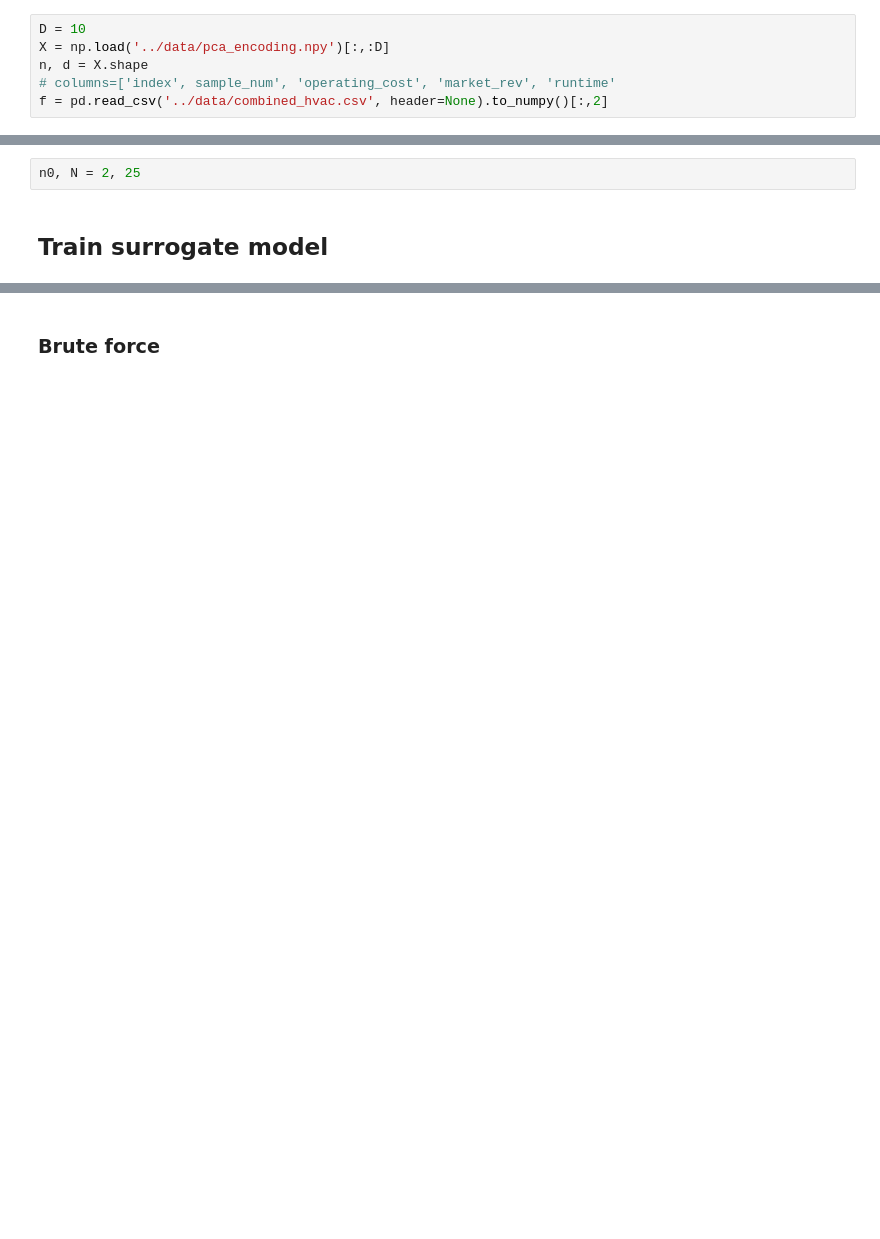
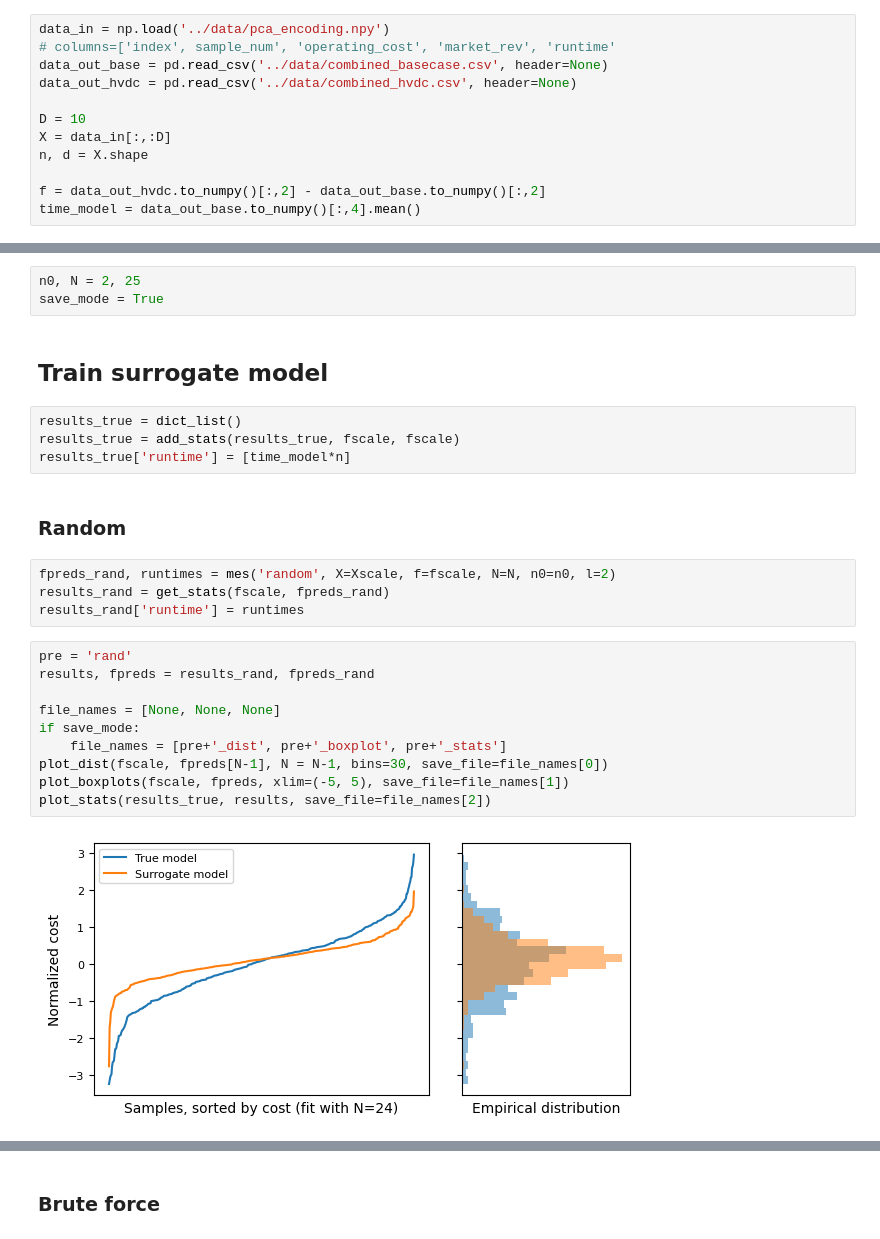
Before and after one commit to etrieschman/grid-planner, a Jupyter notebook: code/test_active_opt.ipynb, the cells around one changed output, grey strips where cells are left out. Cells and saved outputs as stored; diff of their text form; blank space fills up the shorter version.

```diff
--- a/code/test_active_opt.ipynb
+++ b/code/test_active_opt.ipynb
@@ -39,15 +28,44 @@ def get_stats(results, f, fpred):
 # %% [markdown]
 ## Load data
 # %%
+data_in = np.load('../data/pca_encoding.npy')
+# columns=['index', sample_num', 'operating_cost', 'market_rev', 'runtime'
+data_out_base = pd.read_csv('../data/combined_basecase.csv', header=None)
+data_out_hvdc = pd.read_csv('../data/combined_hvdc.csv', header=None)
+
 D = 10
-X = np.load('../data/pca_encoding.npy')[:,:D]
+X = data_in[:,:D]
 n, d = X.shape
-# columns=['index', sample_num', 'operating_cost', 'market_rev', 'runtime'
-f = pd.read_csv('../data/combined_hvac.csv', header=None).to_numpy()[:,2]
+
+f = data_out_hvdc.to_numpy()[:,2] - data_out_base.to_numpy()[:,2]
+time_model = data_out_base.to_numpy()[:,4].mean()
 # %%
 fscale = StandardScaler().fit_transform(f.reshape(-1,1)).flatten()
 Xscale = StandardScaler().fit_transform(X)
 # %%
 n0, N = 2, 25
+save_mode = True
 # %% [markdown]
 ## Train surrogate model
+# %%
+results_true = dict_list()
+results_true = add_stats(results_true, fscale, fscale)
+results_true['runtime'] = [time_model*n]
+# %% [markdown]
+### Random
+# %%
+fpreds_rand, runtimes = mes('random', X=Xscale, f=fscale, N=N, n0=n0, l=2)
+results_rand = get_stats(fscale, fpreds_rand)
+results_rand['runtime'] = runtimes
+# %%
+pre = 'rand'
+results, fpreds = results_rand, fpreds_rand
+
+file_names = [None, None, None]
+if save_mode:
+    file_names = [pre+'_dist', pre+'_boxplot', pre+'_stats']
+plot_dist(fscale, fpreds[N-1], N = N-1, bins=30, save_file=file_names[0])
+plot_boxplots(fscale, fpreds, xlim=(-5, 5), save_file=file_names[1])
+plot_stats(results_true, results, save_file=file_names[2])
+# %% [output]
+[figure, added]
```
Also changed, not shown: parts of 17 cells of this notebook, 47 other files.
